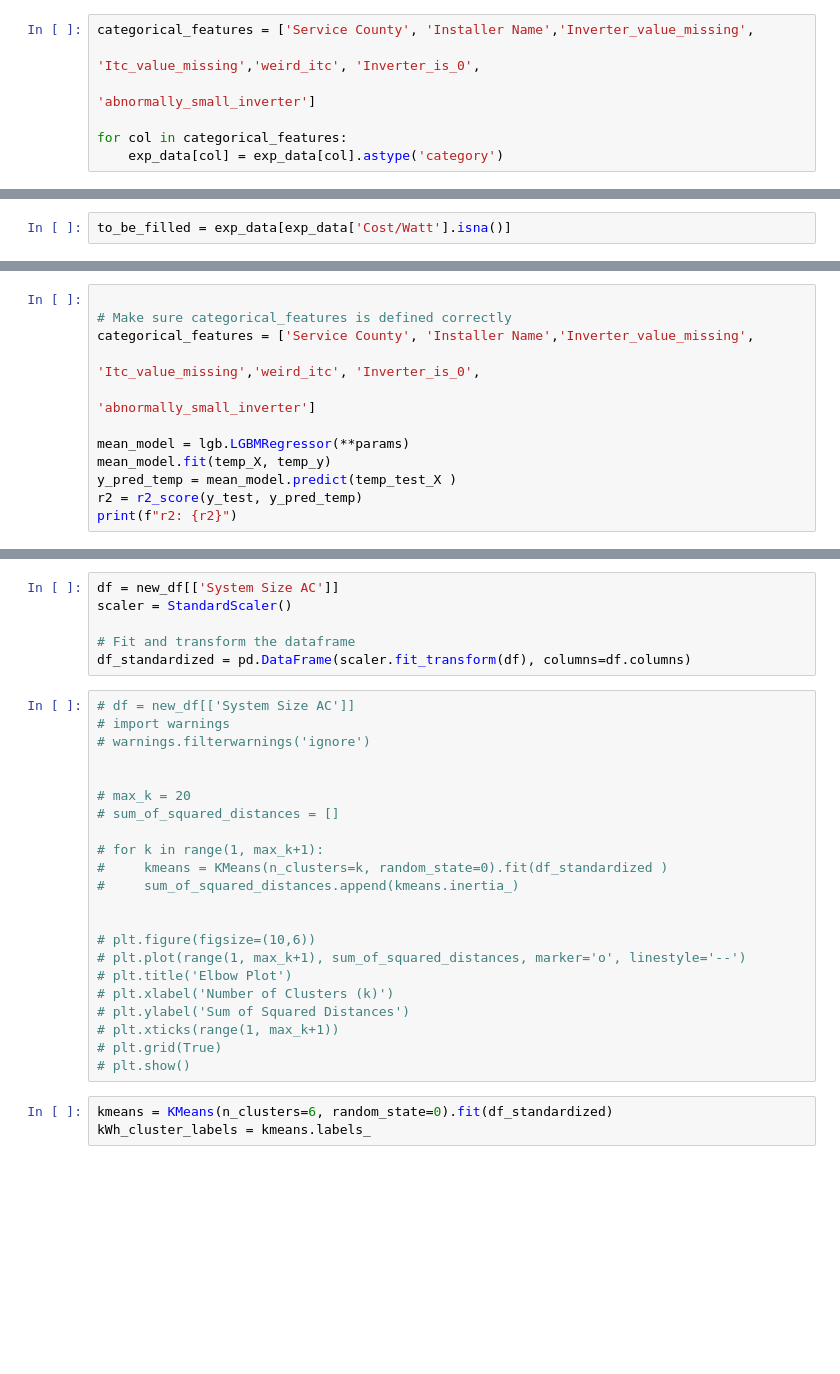
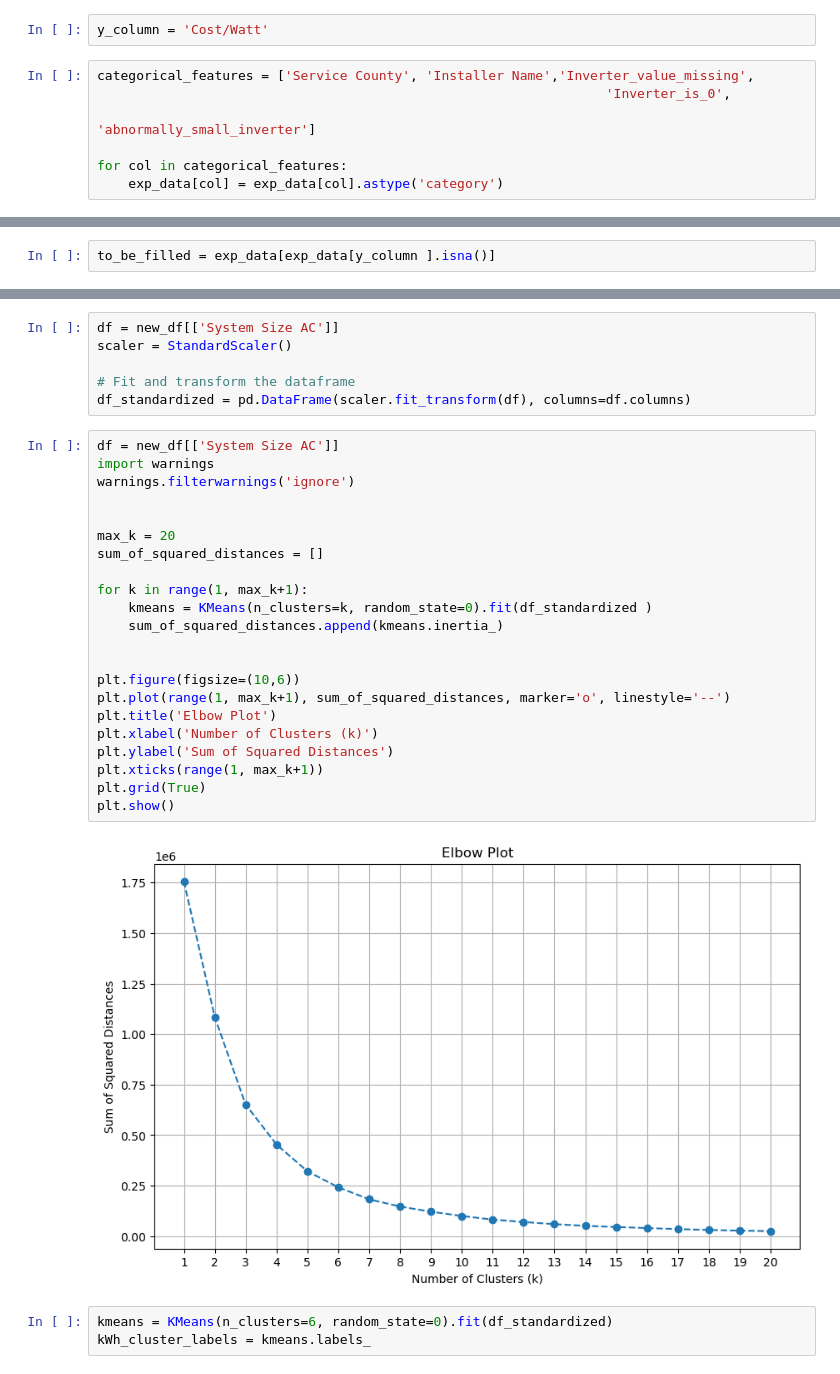
Before and after one commit to jiadiz/Pricing-after-Predicting-Competitor-Prices, a Jupyter notebook: Pricing Project.ipynb, the cells around one changed output, grey strips where cells are left out. Drawn from its saved outputs; the diff is of its cells as text; blank space fills up the shorter version.

```diff
--- a/Pricing Project.ipynb
+++ b/Pricing Project.ipynb
@@ -836,9 +574,11 @@ abnormally_small_inverter         0
 median_income                     0
 mean_income                       0
 dtype: int64
+# %%
+y_column = 'Cost/Watt'
 # %%
 categorical_features = ['Service County', 'Installer Name','Inverter_value_missing',
-                                                                'Itc_value_missing','weird_itc', 'Inverter_is_0',
+                                                                 'Inverter_is_0',
                                                                 'abnormally_small_inverter']
 
 for col in categorical_features:
@@ -852,4 +586,4 @@ See the caveats in the documentation: https://pandas.pydata.org/pandas-docs/stab
 # %%
-to_be_filled = exp_data[exp_data['Cost/Watt'].isna()]
+to_be_filled = exp_data[exp_data[y_column ].isna()]
 # %%
 exp_data = exp_data.dropna()
@@ -1020,12 +695,0 @@ r2: -2.2424498311952186
-# %%
-
-# Make sure categorical_features is defined correctly
-categorical_features = ['Service County', 'Installer Name','Inverter_value_missing',
-                                                                'Itc_value_missing','weird_itc', 'Inverter_is_0',
-                                                                'abnormally_small_inverter']
-
-mean_model = lgb.LGBMRegressor(**params)
-mean_model.fit(temp_X, temp_y)
-y_pred_temp = mean_model.predict(temp_test_X )
-r2 = r2_score(y_test, y_pred_temp)
-print(f"r2: {r2}")
@@ -1084,27 +714,29 @@ scaler = StandardScaler()
 # Fit and transform the dataframe
 df_standardized = pd.DataFrame(scaler.fit_transform(df), columns=df.columns)
 # %%
-# df = new_df[['System Size AC']]
-# import warnings
-# warnings.filterwarnings('ignore')
+df = new_df[['System Size AC']]
+import warnings
+warnings.filterwarnings('ignore')
 
 
-# max_k = 20
-# sum_of_squared_distances = []
+max_k = 20
+sum_of_squared_distances = []
 
-# for k in range(1, max_k+1):
-#     kmeans = KMeans(n_clusters=k, random_state=0).fit(df_standardized )
-#     sum_of_squared_distances.append(kmeans.inertia_)
+for k in range(1, max_k+1):
+    kmeans = KMeans(n_clusters=k, random_state=0).fit(df_standardized )
+    sum_of_squared_distances.append(kmeans.inertia_)
 
 
-# plt.figure(figsize=(10,6))
-# plt.plot(range(1, max_k+1), sum_of_squared_distances, marker='o', linestyle='--')
-# plt.title('Elbow Plot')
-# plt.xlabel('Number of Clusters (k)')
-# plt.ylabel('Sum of Squared Distances')
-# plt.xticks(range(1, max_k+1))
-# plt.grid(True)
-# plt.show()
+plt.figure(figsize=(10,6))
+plt.plot(range(1, max_k+1), sum_of_squared_distances, marker='o', linestyle='--')
+plt.title('Elbow Plot')
+plt.xlabel('Number of Clusters (k)')
+plt.ylabel('Sum of Squared Distances')
+plt.xticks(range(1, max_k+1))
+plt.grid(True)
+plt.show()
+# %% [output]
+[figure, added]
 # %%
 kmeans = KMeans(n_clusters=6, random_state=0).fit(df_standardized)
 kWh_cluster_labels = kmeans.labels_
```
Also changed, not shown: parts of 117 cells of this notebook.
